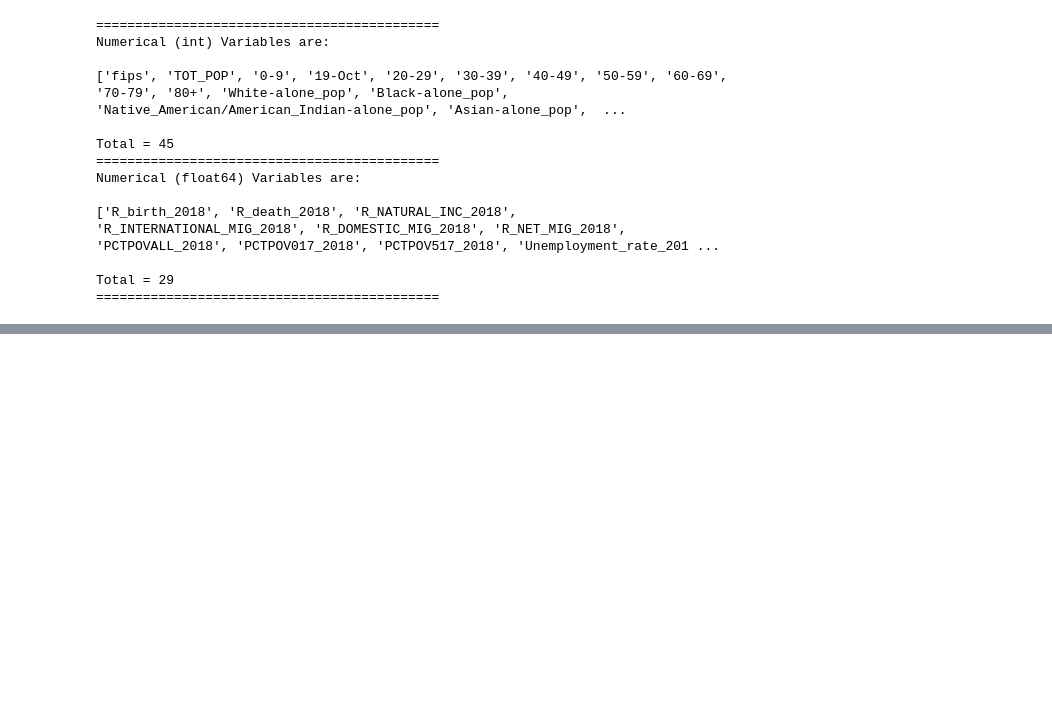
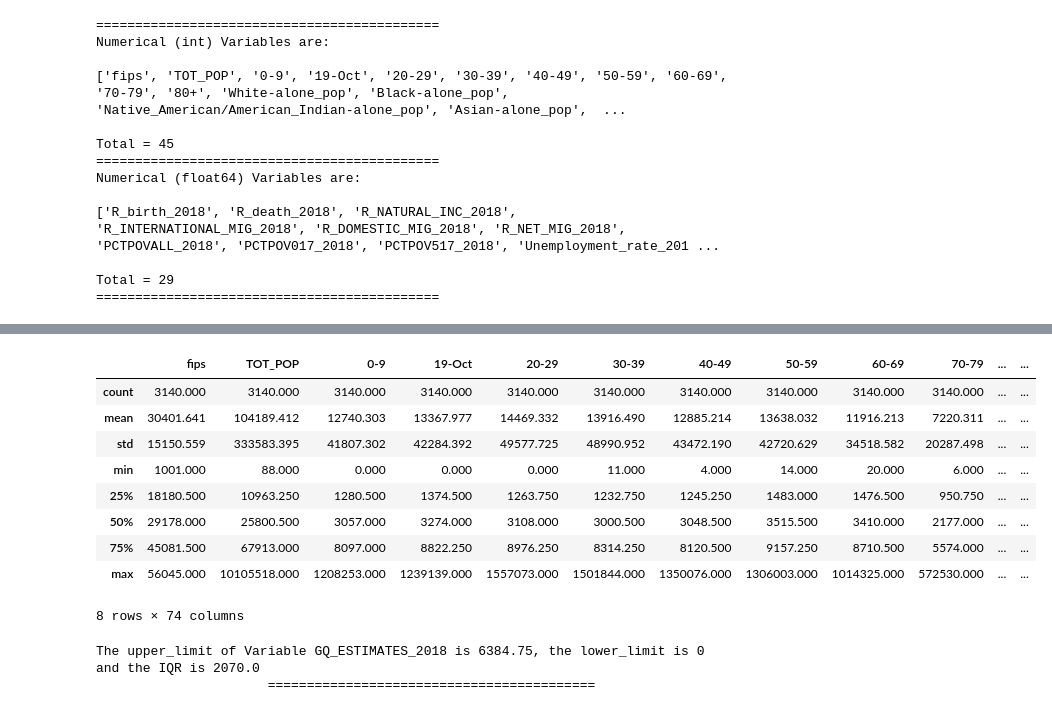
Before and after one commit to Fer-romer/Fer-romer-Regularized-Linear-Regression, a Jupyter notebook: src/explore.ipynb, the cells around one changed output, grey strips where cells are left out. Cells and saved outputs as stored; diff of their text form; code cells hidden in the pictures; blank space fills up the shorter version.

```diff
--- a/src/explore.ipynb
+++ b/src/explore.ipynb
@@ -219,0 +315,15 @@ Total = 29
+# %%
+total_stats = filt_df.describe()
+
+total_stats
+# %% [output]
+|  | fips | TOT_POP | 0-9 | 19-Oct | 20-29 | 30-39 | 40-49 | 50-59 | 60-69 | 70-79 | ... | ... |
+| count | 3140.000 | 3140.000 | 3140.000 | 3140.000 | 3140.000 | 3140.000 | 3140.000 | 3140.000 | 3140.000 | 3140.000 | ... | ... |
+| mean | 30401.641 | 104189.412 | 12740.303 | 13367.977 | 14469.332 | 13916.490 | 12885.214 | 13638.032 | 11916.213 | 7220.311 | ... | ... |
+| std | 15150.559 | 333583.395 | 41807.302 | 42284.392 | 49577.725 | 48990.952 | 43472.190 | 42720.629 | 34518.582 | 20287.498 | ... | ... |
+| min | 1001.000 | 88.000 | 0.000 | 0.000 | 0.000 | 11.000 | 4.000 | 14.000 | 20.000 | 6.000 | ... | ... |
+| 25% | 18180.500 | 10963.250 | 1280.500 | 1374.500 | 1263.750 | 1232.750 | 1245.250 | 1483.000 | 1476.500 | 950.750 | ... | ... |
+| 50% | 29178.000 | 25800.500 | 3057.000 | 3274.000 | 3108.000 | 3000.500 | 3048.500 | 3515.500 | 3410.000 | 2177.000 | ... | ... |
+| 75% | 45081.500 | 67913.000 | 8097.000 | 8822.250 | 8976.250 | 8314.250 | 8120.500 | 9157.250 | 8710.500 | 5574.000 | ... | ... |
+| max | 56045.000 | 10105518.000 | 1208253.000 | 1239139.000 | 1557073.000 | 1501844.000 | 1350076.000 | 1306003.000 | 1014325.000 | 572530.000 | ... | ... |
+8 rows × 74 columns
@@ -219,0 +350,5 @@ Total = 29
+# %%
+def_outliers(total_stats, "GQ_ESTIMATES_2018", "../data/interim/outliers_GQ_ESTIMATES_2018.json")
+# %% [output]
+The upper_limit of Variable GQ_ESTIMATES_2018 is 6384.75, the lower_limit is 0 and the IQR is 2070.0
+                      ==========================================
```
Also changed, not shown: parts of 8 cells of this notebook, 1 other file.
